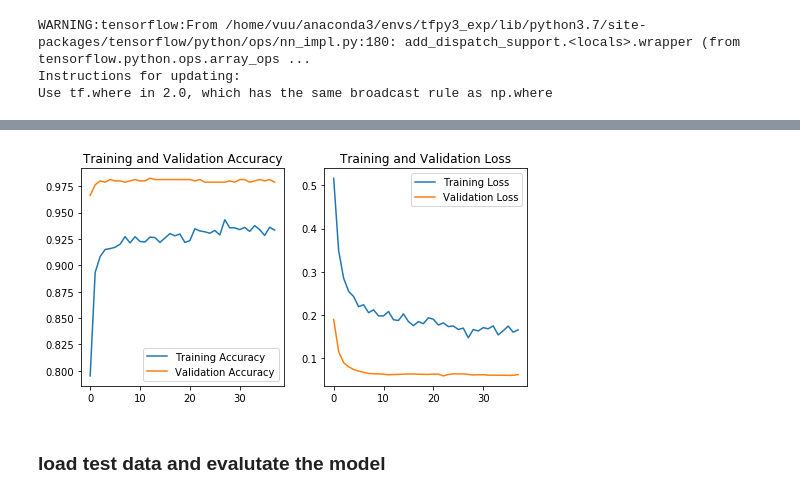
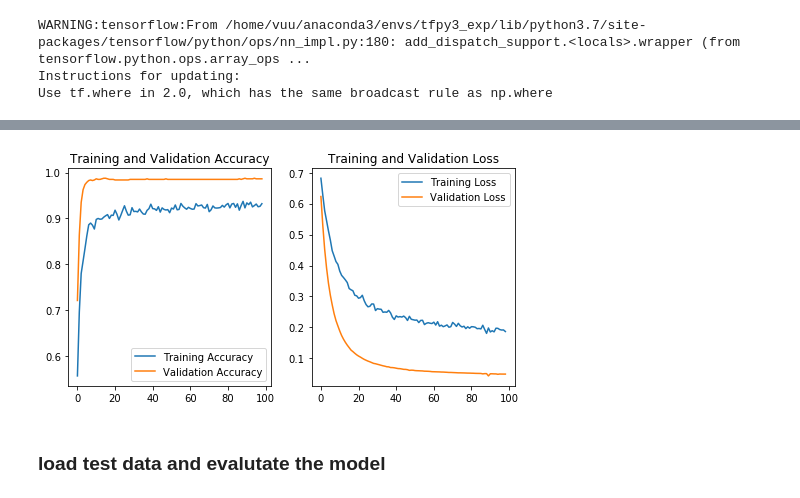
Before and after one commit to VeeranjaneyuluToka/tensorflow, a Jupyter notebook: assignments/130520/src/bin_classification_chickens_cows.ipynb, the cells around one changed output, grey strips where cells are left out. Drawn from its saved outputs; the diff is of its cells as text; code cells hidden in the pictures.

```diff
--- a/assignments/130520/src/bin_classification_chickens_cows.ipynb
+++ b/assignments/130520/src/bin_classification_chickens_cows.ipynb
@@ -237,7 +237,7 @@ Found 2420 images belonging to 2 classes.
 Found 806 images belonging to 2 classes.
 # %%
 """ compile and early stop """
-model.compile(loss='binary_crossentropy', optimizer=tf.keras.optimizers.Adam(lr=0.001), metrics=['acc'])
+model.compile(loss='binary_crossentropy', optimizer=tf.keras.optimizers.Adam(lr=0.0001), metrics=['acc'])
 
 es_cb = tf.keras.callbacks.EarlyStopping(monitor='loss', patience=10)
 # %% [output]
@@ -272,28 +272,28 @@ Epoch 38/100
 # %%
 """ check the history of the model here """
 acc = history.history['acc']
 val_acc = history.history['val_acc']
 
 loss = history.history['loss']
 val_loss = history.history['val_loss']
 
-epochs_range = range(38)
+epochs_range = range(99)
 
 plt.figure(figsize=(8, 4))
 plt.subplot(1, 2, 1)
 plt.plot(epochs_range, acc, label='Training Accuracy')
 plt.plot(epochs_range, val_acc, label='Validation Accuracy')
 plt.legend(loc='lower right')
 plt.title('Training and Validation Accuracy')
 
 plt.subplot(1, 2, 2)
 plt.plot(epochs_range, loss, label='Training Loss')
 plt.plot(epochs_range, val_loss, label='Validation Loss')
 plt.legend(loc='upper right')
 plt.title('Training and Validation Loss')
 plt.show()
 # %% [output]
-[figure, old version]
+[figure, new version]
 # %% [markdown]
 ### load test data and evalutate the model ###
 # %%
```
Also changed, not shown: parts of 7 cells of this notebook, 1 other file.
